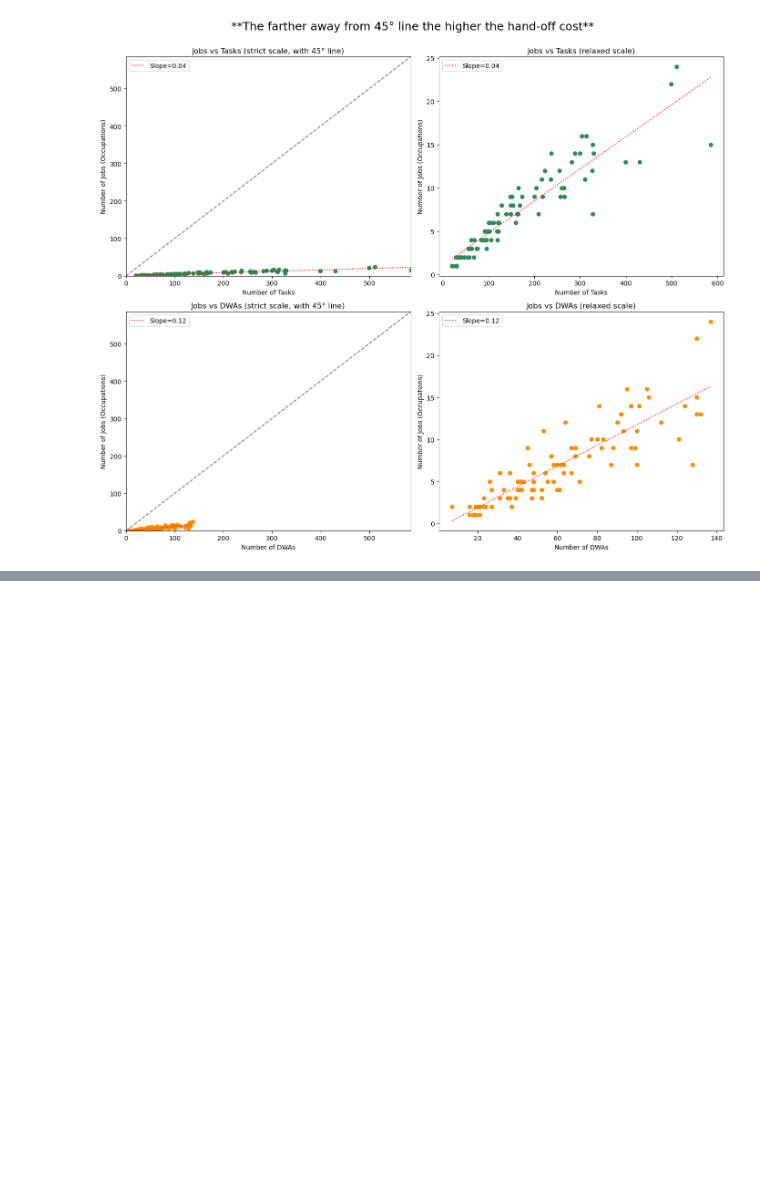
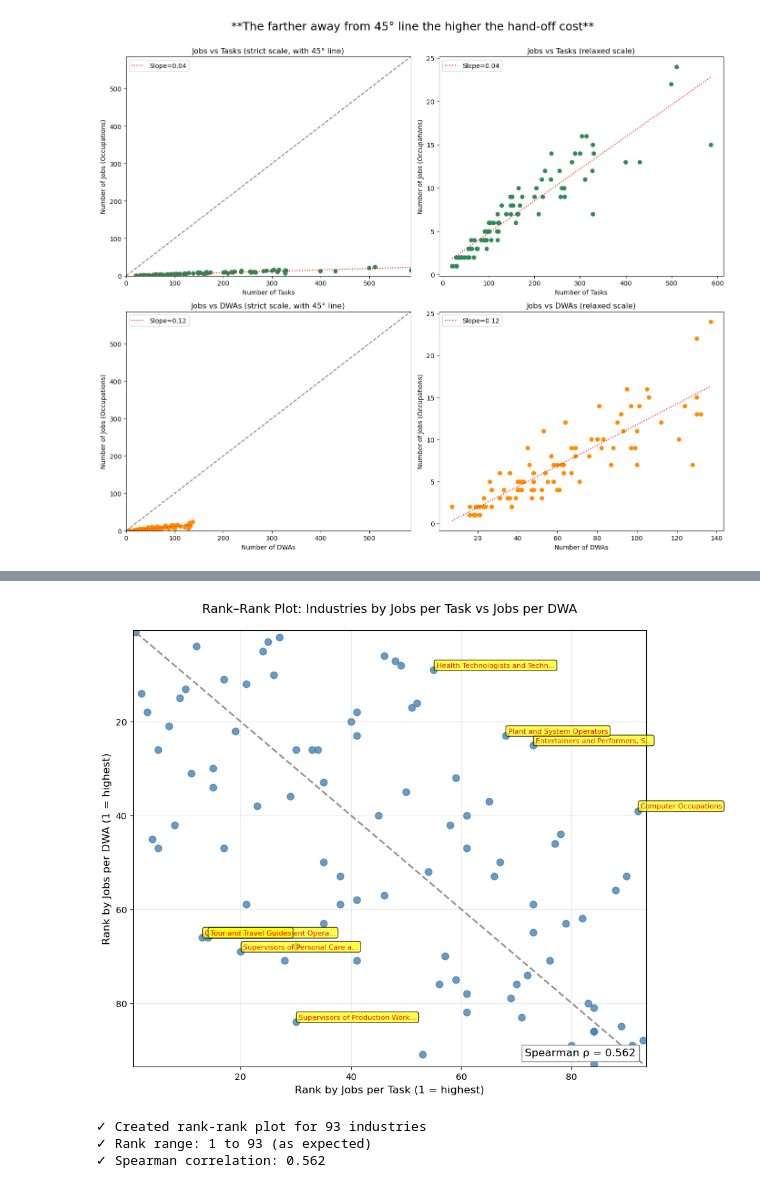
Before and after one commit to johnjosephhorton/rubin, a Jupyter notebook: agentic_ai/onet_handoff_measure.ipynb, the cells around one changed output, grey strips where cells are left out. Saved outputs shown, nothing was run; the diff lists cells and outputs as text; code cells hidden in the pictures; blank space fills up the shorter version.

```diff
--- a/agentic_ai/onet_handoff_measure.ipynb
+++ b/agentic_ai/onet_handoff_measure.ipynb
@@ -584,0 +1205,53 @@ Slope for Jobs vs DWAs: 0.123
+# %%
+# --- Plot the CORRECT rank–rank scatter for Industries ---
+fig, ax = plt.subplots(figsize=(10, 8))
+
+ax.scatter(ranks_industries["rank_task"], ranks_industries["rank_dwa"], color="steelblue", alpha=0.8, s=60)
+
+# Axes labels/titles
+ax.set_xlabel("Rank by Jobs per Task (1 = highest)", fontsize=12)
+ax.set_ylabel("Rank by Jobs per DWA (1 = highest)", fontsize=12)
+ax.set_title("Rank–Rank Plot: Industries by Jobs per Task vs Jobs per DWA", fontsize=14, pad=20)
+
+# 45° reference line (perfect agreement)
+max_rank = int(max(ranks_industries["rank_task"].max(), ranks_industries["rank_dwa"].max()))
+ax.plot([1, max_rank], [1, max_rank], linestyle="--", color="gray", alpha=0.8, linewidth=2)
+
+# Put best ranks (1) near origin and increase down/right
+ax.set_xlim(0.5, max_rank + 0.5)
+ax.set_ylim(0.5, max_rank + 0.5)
+ax.invert_yaxis()  # top-left is "best-best"
+
+# --- Label biggest mismatches to highlight "top in one ≠ top in the other" ---
+N = min(8, len(ranks_industries))
+outliers = ranks_industries.sort_values("rank_diff", ascending=False).head(N)
+for _, row in outliers.iterrows():
+    # Shorten industry names for readability
+    ind_short = row["ind_name"][:30] + "..." if len(row["ind_name"]) > 30 else row["ind_name"]
+    ax.annotate(ind_short,
+                xy=(row["rank_task"], row["rank_dwa"]),
+                xytext=(3, 3), textcoords='offset points',
+                fontsize=8, color="red", alpha=0.9,
+                bbox=dict(boxstyle="round,pad=0.3", facecolor="yellow", alpha=0.7))
+
+# Calculate and display Spearman rank correlation
+spearman_ind = ranks_industries[["rank_task", "rank_dwa"]].corr(method="spearman").iloc[0,1]
+ax.text(0.98, 0.02, f"Spearman ρ = {spearman_ind:.3f}",
+        transform=ax.transAxes, ha="right", va="bottom",
+        fontsize=12, bbox=dict(facecolor="white", edgecolor="gray", alpha=0.9))
+
+# Add grid for better readability
+ax.grid(True, alpha=0.3)
+
+plt.tight_layout()
+plt.savefig(f"{output_plot_path}/rank_rank_industries_jobs_per_task_vs_dwa.png", dpi=300, bbox_inches='tight')
+plt.show()
+
+print(f"✓ Created rank-rank plot for {len(ranks_industries)} industries")
+print(f"✓ Rank range: 1 to {max_rank} (as expected)")
+print(f"✓ Spearman correlation: {spearman_ind:.3f}")
+# %% [output]
+[figure, added]
+✓ Created rank-rank plot for 93 industries
+✓ Rank range: 1 to 93 (as expected)
+✓ Spearman correlation: 0.562
```
Also changed, not shown: parts of 19 cells of this notebook.
